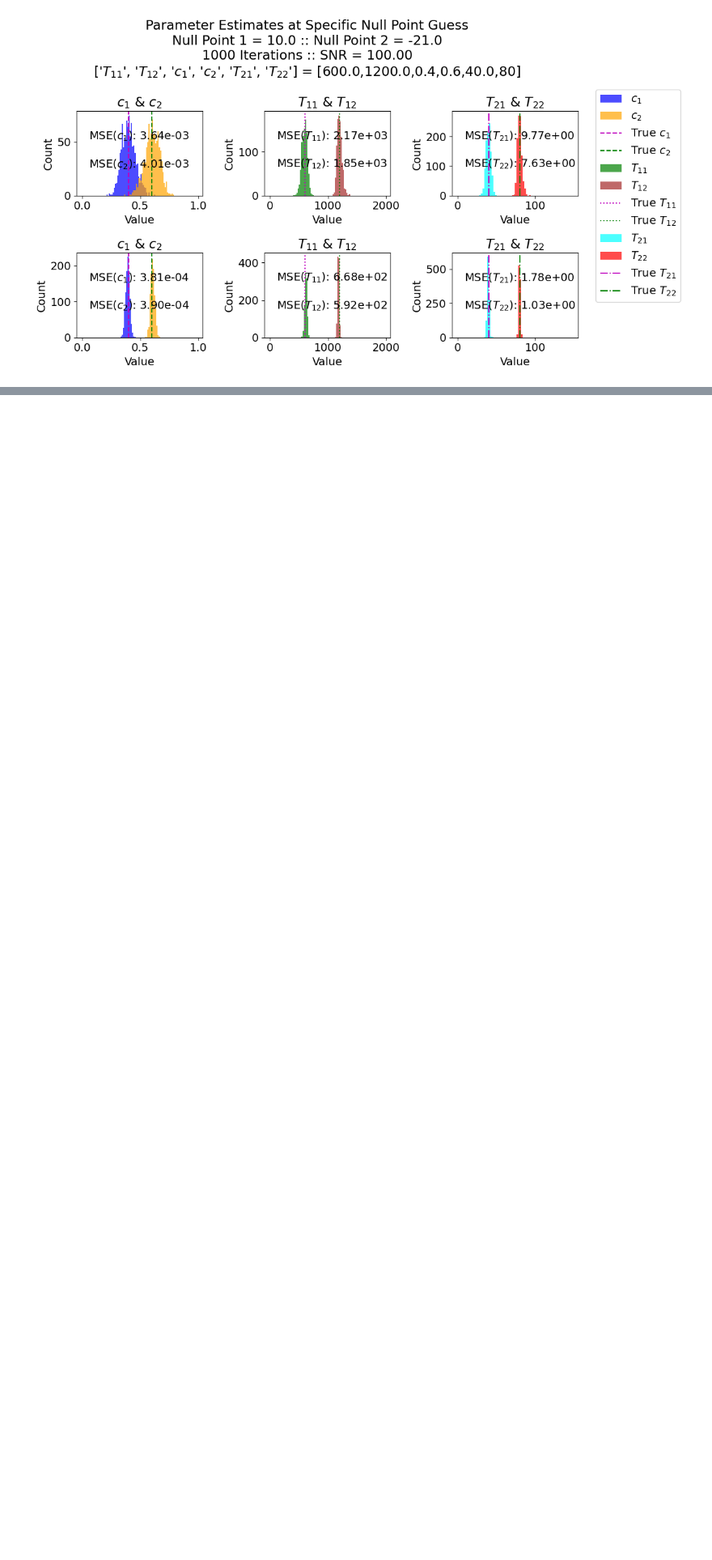
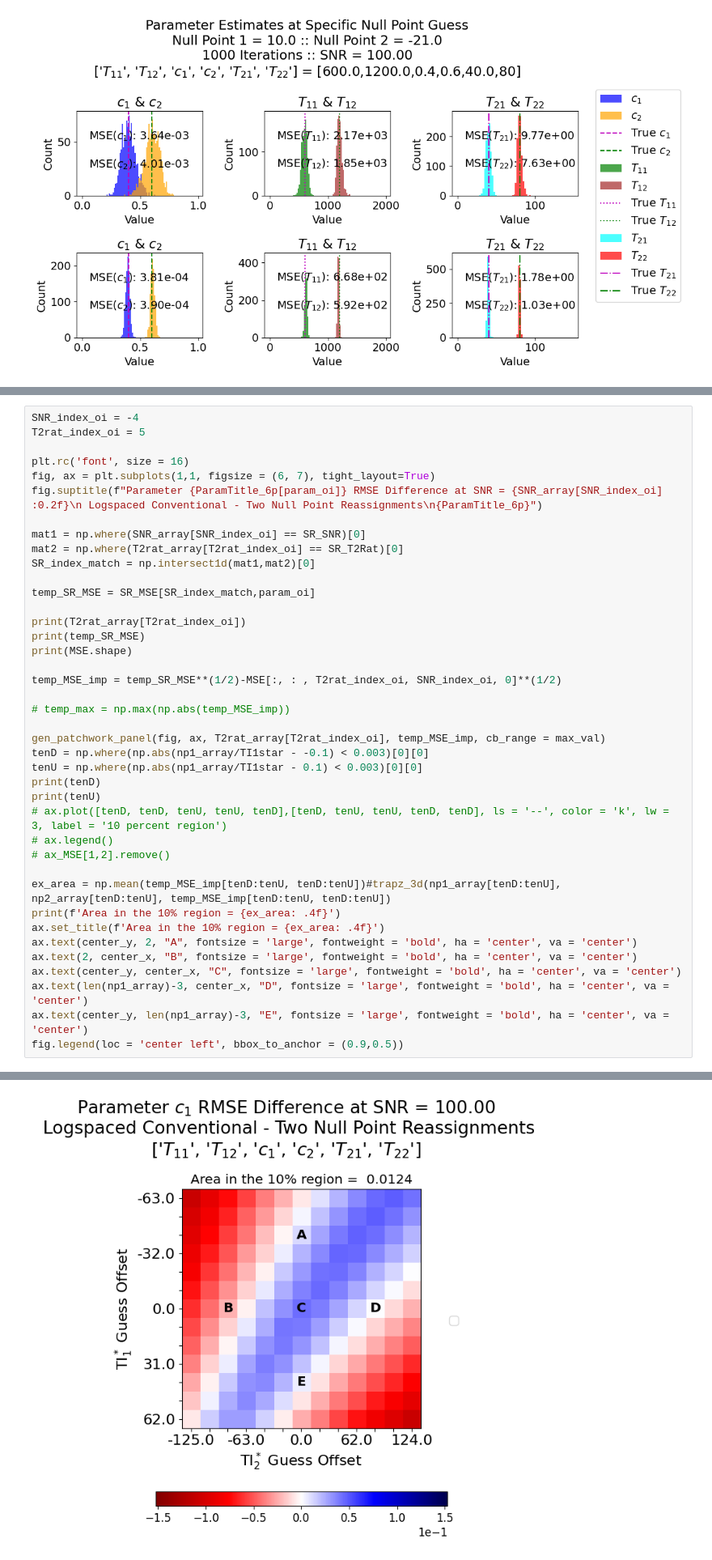
Before and after one commit to Griffin997/Stabilization, a Jupyter notebook: Reassign_Experiment/reassign_T2rat_Exp_Analysis.ipynb, the cells around one changed output, grey strips where cells are left out. Shown at 81% size. Saved outputs shown, nothing was run; the diff lists cells and outputs as text; blank space fills up the shorter version.

```diff
--- a/Reassign_Experiment/reassign_T2rat_Exp_Analysis.ipynb
+++ b/Reassign_Experiment/reassign_T2rat_Exp_Analysis.ipynb
@@ -996,0 +1042,41 @@ ax[-1,-1].set_axis_off()
+# %%
+SNR_index_oi = -4
+T2rat_index_oi = 5
+
+plt.rc('font', size = 16)
+fig, ax = plt.subplots(1,1, figsize = (6, 7), tight_layout=True)
+fig.suptitle(f"Parameter {ParamTitle_6p[param_oi]} RMSE Difference at SNR = {SNR_array[SNR_index_oi] :0.2f}\n Logspaced Conventional - Two Null Point Reassignments\n{ParamTitle_6p}")
+
+mat1 = np.where(SNR_array[SNR_index_oi] == SR_SNR)[0]
+mat2 = np.where(T2rat_array[T2rat_index_oi] == SR_T2Rat)[0]
+SR_index_match = np.intersect1d(mat1,mat2)[0]
+
+temp_SR_MSE = SR_MSE[SR_index_match,param_oi]
+
+print(T2rat_array[T2rat_index_oi])
+print(temp_SR_MSE)
+print(MSE.shape)
+
+temp_MSE_imp = temp_SR_MSE**(1/2)-MSE[:, : , T2rat_index_oi, SNR_index_oi, 0]**(1/2)
+
+# temp_max = np.max(np.abs(temp_MSE_imp))
+
+gen_patchwork_panel(fig, ax, T2rat_array[T2rat_index_oi], temp_MSE_imp, cb_range = max_val)
+tenD = np.where(np.abs(np1_array/TI1star - -0.1) < 0.003)[0][0]
+tenU = np.where(np.abs(np1_array/TI1star - 0.1) < 0.003)[0][0]
+print(tenD)
+print(tenU)
+# ax.plot([tenD, tenD, tenU, tenU, tenD],[tenD, tenU, tenU, tenD, tenD], ls = '--', color = 'k', lw = 3, label = '10 percent region')
+# ax.legend()
+# ax_MSE[1,2].remove()
+
+ex_area = np.mean(temp_MSE_imp[tenD:tenU, tenD:tenU])#trapz_3d(np1_array[tenD:tenU], np2_array[tenD:tenU], temp_MSE_imp[tenD:tenU, tenD:tenU])
+print(f'Area in the 10% region = {ex_area: .4f}')
+ax.set_title(f'Area in the 10% region = {ex_area: .4f}')
+ax.text(center_y, 2, "A", fontsize = 'large', fontweight = 'bold', ha = 'center', va = 'center')
+ax.text(2, center_x, "B", fontsize = 'large', fontweight = 'bold', ha = 'center', va = 'center')
+ax.text(center_y, center_x, "C", fontsize = 'large', fontweight = 'bold', ha = 'center', va = 'center')
+ax.text(len(np1_array)-3, center_x, "D", fontsize = 'large', fontweight = 'bold', ha = 'center', va = 'center')
+ax.text(center_y, len(np1_array)-3, "E", fontsize = 'large', fontweight = 'bold', ha = 'center', va = 'center')
+fig.legend(loc = 'center left', bbox_to_anchor = (0.9,0.5))
+# %% [output]
@@ -996,0 +1091 @@ ax[-1,-1].set_axis_off()
+[figure, added]
```
Also changed, not shown: parts of 5 cells of this notebook.
